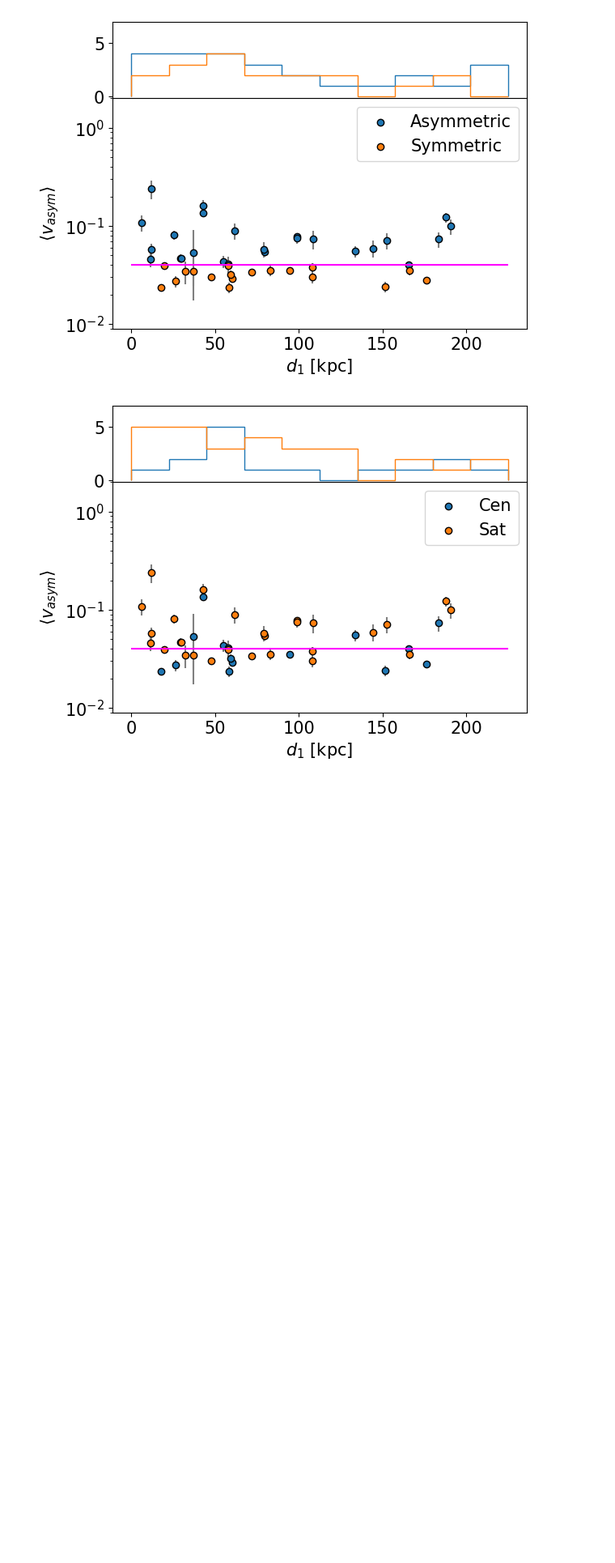
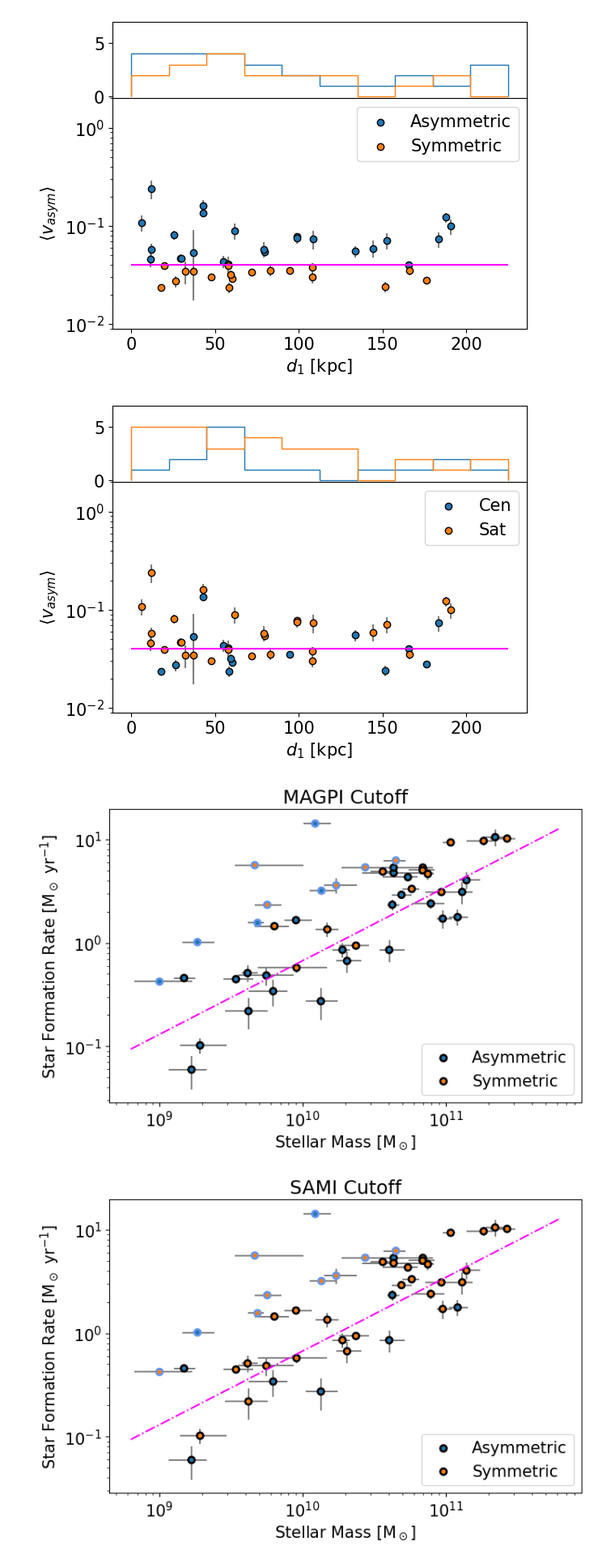
Before and after one commit to r-bagge/MAGPI_kinematics, a Jupyter notebook: plots.ipynb, the cells around one changed output. Shown at 81% size. Cells and saved outputs as stored; diff of their text form; code cells hidden in the pictures; blank space fills up the shorter version.

```diff
--- a/plots.ipynb
+++ b/plots.ipynb
@@ -351,3 +363,71 @@ plt.savefig("/Users/ryanbagge/Library/CloudStorage/OneDrive-UNSW/MAGPI_Plots/plo
             bbox_inches="tight")
 # %% [output]
 [figure]
+# %%
+sample = pd.read_csv("/Users/ryanbagge/Library/CloudStorage/OneDrive-UNSW/MAGPI_csv/kinemetry_sample_M2.csv")
+sample = sample[sample["v_asym_15re_err"]<0.1]
+asym = sample["v_asym_tot"].to_numpy()
+prospect = pd.read_csv("/Users/ryanbagge/Library/CloudStorage/OneDrive-UNSW/MAGPI_csv/"
+                       "MAGPI_ProSpectCat_v0.1.csv")
+bpt = pd.read_csv("/Users/ryanbagge/Library/CloudStorage/OneDrive-UNSW/MAGPI_csv/"
+                  "MAGPI_kinemetry_sample_BPT.csv")
+prospect = prospect[prospect["MAGPIID"].isin(sample["MAGPIID"])]
+bpt = bpt[bpt["MAGPIID"].isin(sample["MAGPIID"])]
+mass = prospect["StellarMass_median"].to_numpy()
+mass_84_err = prospect["StellarMass_84"].to_numpy()
+mass_84_err = mass_84_err - mass
+mass_16_err = prospect["StellarMass_16"].to_numpy()
+mass_16_err = mass - mass_16_err
+SFR = bpt['SFR, dust corrected'].to_numpy()
+SFR_err = bpt['SFR_err'].to_numpy()
+xx = np.logspace(8.8,11.8,len(sample))
+MS = (xx**0.712)*(10**-7.293)
+colors = []
+for i in range(len(SFR)):
+    if np.log10(SFR[i]) - np.log10((mass[i]**0.712)*(10**-7.293)) > 0.5:
+        colors.append("cornflowerblue")
+    if 0.5 > np.log10(SFR[i]) - np.log10((mass[i]**0.712)*(10**-7.293)) > -1:
+        colors.append("k")
+    if np.log10(SFR[i]) - np.log10((mass[i]**0.712)*(10**-7.293)) < -1:
+        colors.append("maroon")
+colors=np.array(colors)
+
+fig,ax = plt.subplots(figsize=(8,5))
+ax.scatter(mass[asym>0.04],SFR[asym>0.04],zorder=2,ec=colors[asym>0.04],label="Asymmetric",lw=2)
+ax.errorbar(mass[asym>0.04],SFR[asym>0.04],xerr=[mass_16_err[asym>0.04],mass_84_err[asym>0.04]],
+            yerr=SFR_err[asym>0.04],ls="",color='grey',zorder=1)
+ax.scatter(mass[asym<0.04],SFR[asym<0.04],zorder=2,ec=colors[asym<0.04],label="Symmetric",lw=2)
+ax.errorbar(mass[asym<0.04],SFR[asym<0.04],xerr=[mass_16_err[asym<0.04],mass_84_err[asym<0.04]],
+            yerr=SFR_err[asym<0.04],ls="",color='grey',zorder=1)
+ax.plot(xx,MS,ls="dashdot",color="magenta")
+ax.set_xscale("log")
+ax.set_yscale("log")
+ax.set_title('MAGPI Cutoff')
+ax.legend()
+ax.set_xlabel(r"Stellar Mass [M$_\odot$]")
+ax.set_ylabel(r"Star Formation Rate [M$_\odot$ yr$^{-1}$]")
+plt.savefig("/Users/ryanbagge/Library/CloudStorage/OneDrive-UNSW/MAGPI_Plots/plots/paper1/SFMS_magpi.pdf",
+            bbox_inches="tight")
+
+odd = pd.read_csv("/Users/ryanbagge/Library/CloudStorage/OneDrive-UNSW/MAGPI_csv/kinemetry_sample_k24_k35.csv")
+odd = odd[odd["MAGPIID"].isin(sample["MAGPIID"])]
+asym = odd['k35_2re'].to_numpy()
+fig,ax = plt.subplots(figsize=(8,5))
+ax.scatter(mass[asym>0.068],SFR[asym>0.068],zorder=2,ec=colors[asym>0.068],label='Asymmetric',lw=2)
+ax.errorbar(mass[asym>0.068],SFR[asym>0.068],xerr=[mass_16_err[asym>0.068],mass_84_err[asym>0.068]],
+            yerr=SFR_err[asym>0.068],ls="",color='grey',zorder=1)
+ax.scatter(mass[asym<0.068],SFR[asym<0.068],zorder=2,ec=colors[asym<0.068],label="Symmetric",lw=2)
+ax.errorbar(mass[asym<0.068],SFR[asym<0.068],xerr=[mass_16_err[asym<0.068],mass_84_err[asym<0.068]],
+            yerr=SFR_err[asym<0.068],ls="",color='grey',zorder=1)
+ax.plot(xx,MS,ls="dashdot",color="magenta")
+ax.set_xscale("log")
+ax.set_yscale("log")
+ax.set_title('SAMI Cutoff')
+ax.set_xlabel(r"Stellar Mass [M$_\odot$]")
+ax.set_ylabel(r"Star Formation Rate [M$_\odot$ yr$^{-1}$]")
+ax.legend()
+plt.savefig("/Users/ryanbagge/Library/CloudStorage/OneDrive-UNSW/MAGPI_Plots/plots/paper1/SFMS_sami.pdf",
+            bbox_inches="tight")
+# %% [output]
+[figure, added]
+[figure, added]
```
Also changed, not shown: parts of 10 cells of this notebook.
